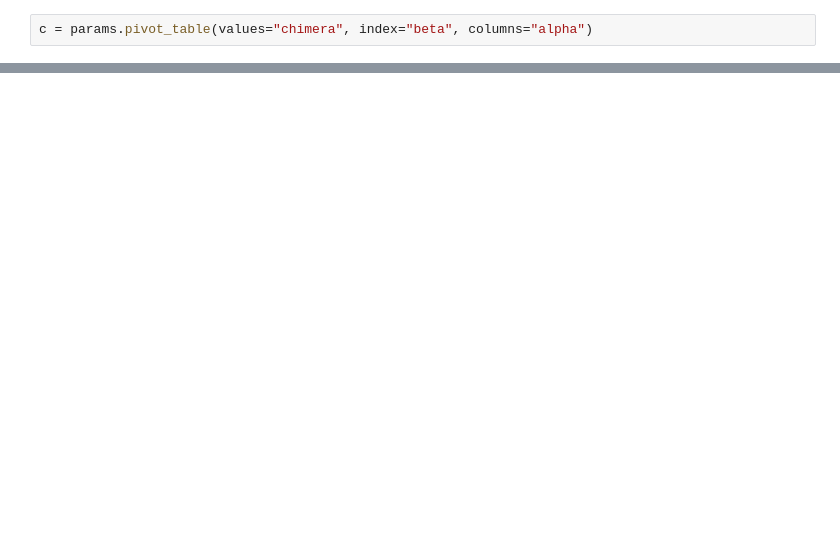
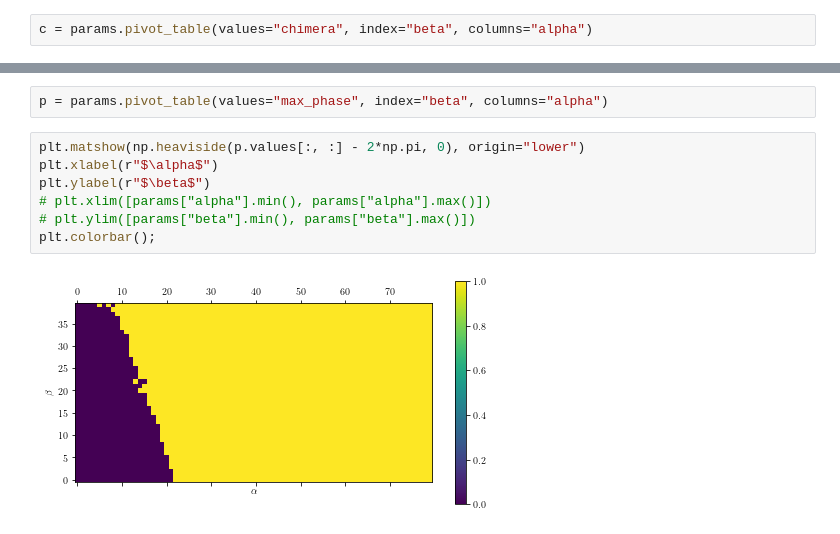
Before and after one commit to henmitch/chimera-2019, a Jupyter notebook: code/python/landscape_analysis.ipynb, the cells around one changed output, grey strips where cells are left out. Drawn from its saved outputs; the diff is of its cells as text; blank space fills up the shorter version.

```diff
--- a/code/python/landscape_analysis.ipynb
+++ b/code/python/landscape_analysis.ipynb
@@ -55,0 +48,11 @@ plt.colorbar();
+# %%
+p = params.pivot_table(values="max_phase", index="beta", columns="alpha")
+# %%
+plt.matshow(np.heaviside(p.values[:, :] - 2*np.pi, 0), origin="lower")
+plt.xlabel(r"$\alpha$")
+plt.ylabel(r"$\beta$")
+# plt.xlim([params["alpha"].min(), params["alpha"].max()])
+# plt.ylim([params["beta"].min(), params["beta"].max()])
+plt.colorbar();
+# %% [output]
+[figure, added]
```
Also changed, not shown: parts of 8 cells of this notebook, 8 other files.
